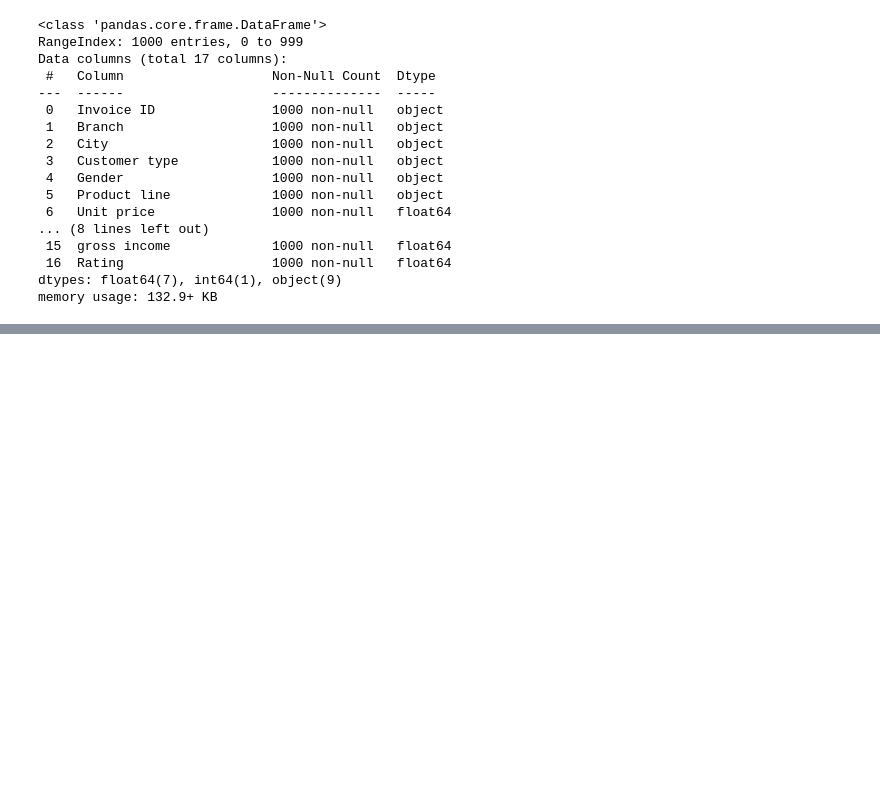
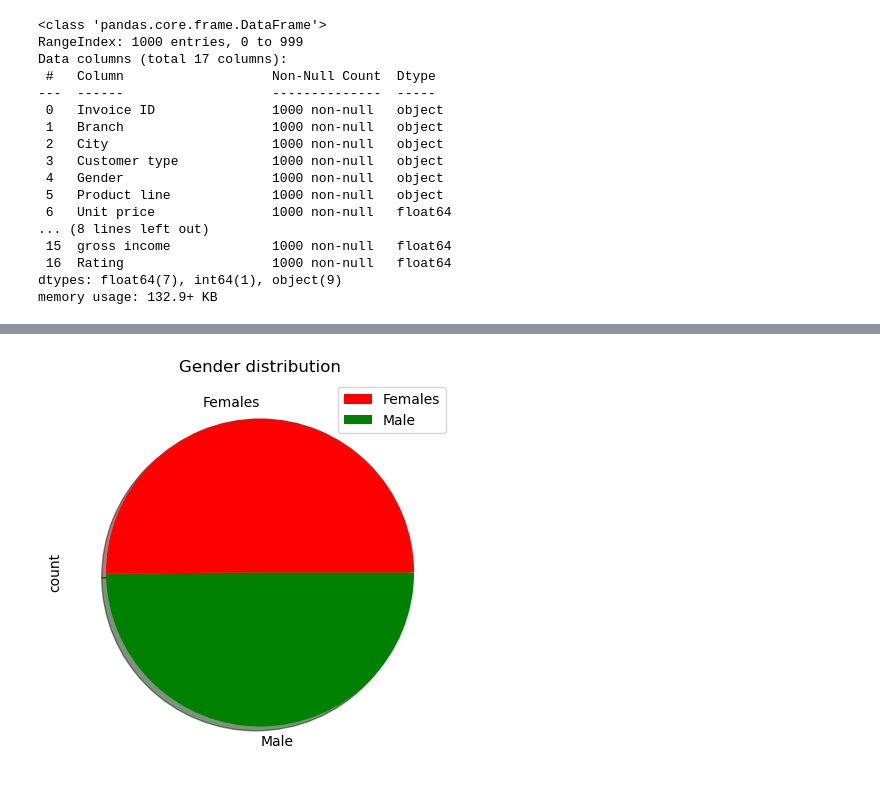
Before and after one commit to SIDAComtech-SIDAGA/SalesDataAnalysis, a Jupyter notebook: main.ipynb, the cells around one changed output, grey strips where cells are left out. Cells and saved outputs as stored; diff of their text form; code cells hidden in the pictures; blank space fills up the shorter version.

```diff
--- a/main.ipynb
+++ b/main.ipynb
@@ -39,0 +98,15 @@ memory usage: 132.9+ KB
+# %%
+#Calculate a pie chart for gender percentages
+
+
+dataGenderPercentages = data['Gender'].value_counts().sort_values(ascending=False)
+dataGenderPercentages.plot(kind='pie',figsize=(10,5),
+                           explode=[0,0],
+                           labels=['Females','Male'],
+                           colors=['red','green'],
+                           shadow=True)
+plt.title('Gender distribution')
+plt.legend()
+plt.show()
+# %% [output]
+[figure, added]
```
Also changed, not shown: parts of 12 cells of this notebook.
